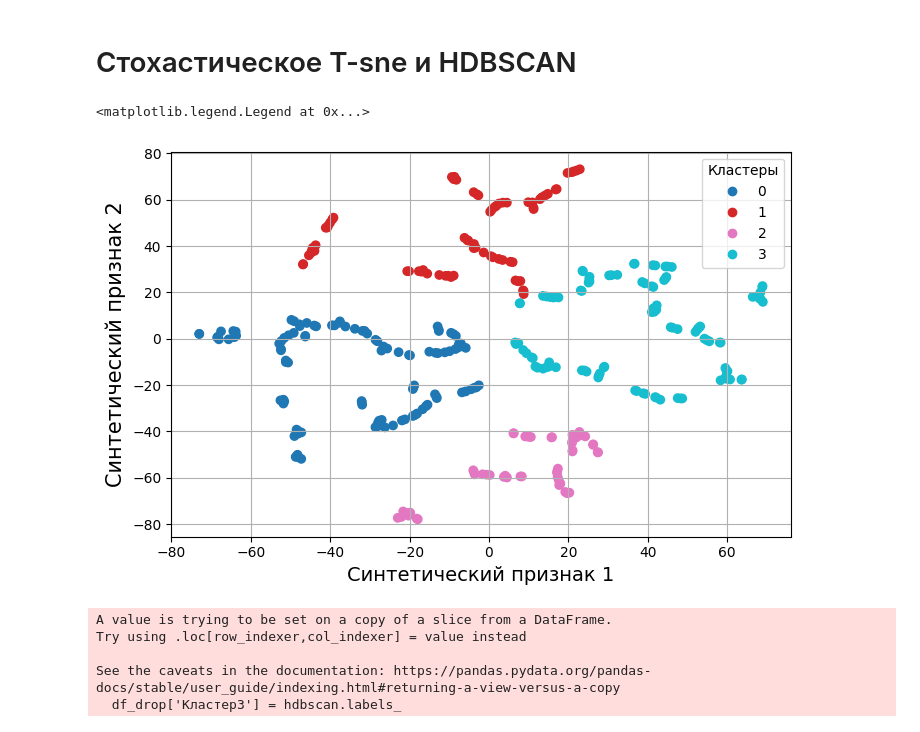
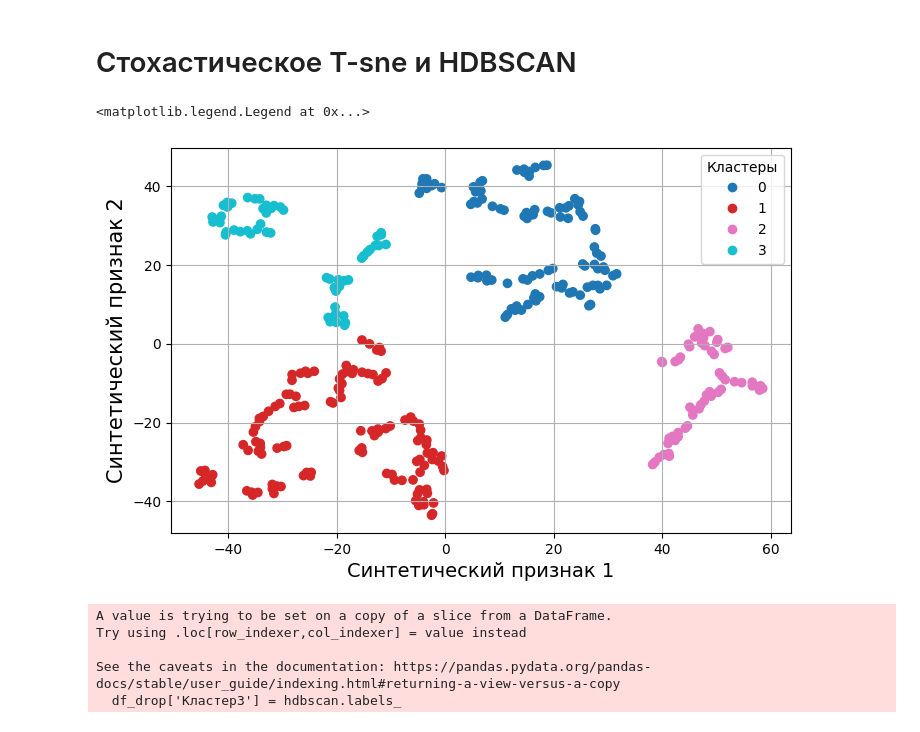
Before and after one commit to Aymericy/Aymeric, a Jupyter notebook: Lab_(2_2)_4_course_Ustiugov_M_.ipynb, the cells around one changed output. Saved outputs shown, nothing was run; the diff lists cells and outputs as text; code cells hidden in the pictures.

Commit message:
Изменение в T-Sne параметр perplexity подобран

```diff
--- a/Lab_(2_2)_4_course_Ustiugov_M_.ipynb
+++ b/Lab_(2_2)_4_course_Ustiugov_M_.ipynb
@@ -245,24 +233,24 @@ print(f"Силуэт (dbscan) = {silhouette_score(dfs[claster_tags], dbs_s.label
 # %%
 from sklearn.manifold import TSNE
 
 dfs.shape
-X_embedded = TSNE(n_components=2, learning_rate='auto', init='random', perplexity=3).fit_transform(dfs[claster_tags])
+X_embedded = TSNE(n_components=2, learning_rate='auto', init='random', perplexity=7).fit_transform(dfs[claster_tags])
 X_embedded.shape
 
 model_km_embedded = KMeans(4, n_init=10)
 model_km_embedded.fit(X_embedded)
 y_pred_km_embedded = model_km_embedded.predict(X_embedded)
 
 fig, ax = plt.subplots(figsize=(8,5))
 sc = ax.scatter(X_embedded[:,0], X_embedded[:,1], c=y_pred_km_embedded, cmap='tab10')
 ax.grid(True)
 ax.set_xlabel("Синтетический признак 1",fontsize=14)
 ax.set_ylabel("Синтетический признак 2",fontsize=15)
 ax.legend(*sc.legend_elements(), title='Кластеры')
 # T-sne смог выделить в искусственном пространстве по синтетическим признакам 4 кластера достаточно однозначно
 # %% [output]
 <matplotlib.legend.Legend at 0x...>
-[figure, old version]
+[figure, new version]
 # %%
 from sklearn.cluster import HDBSCAN
 
```
Also changed, not shown: parts of 2 cells of this notebook.
